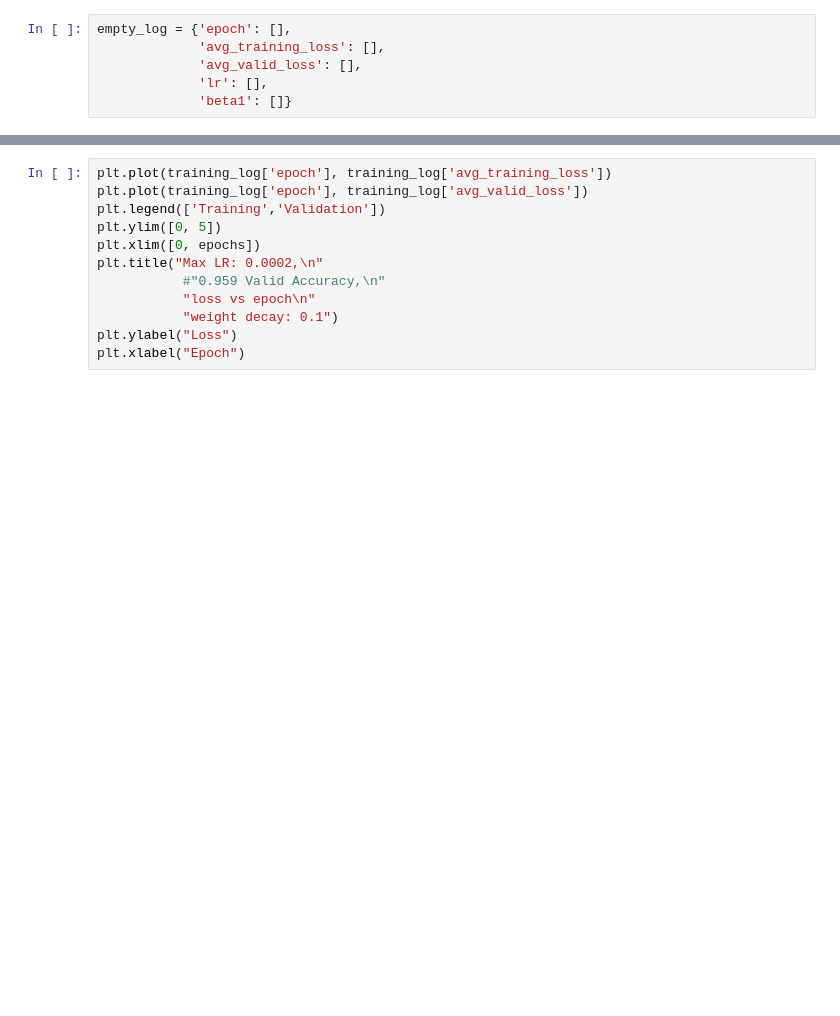
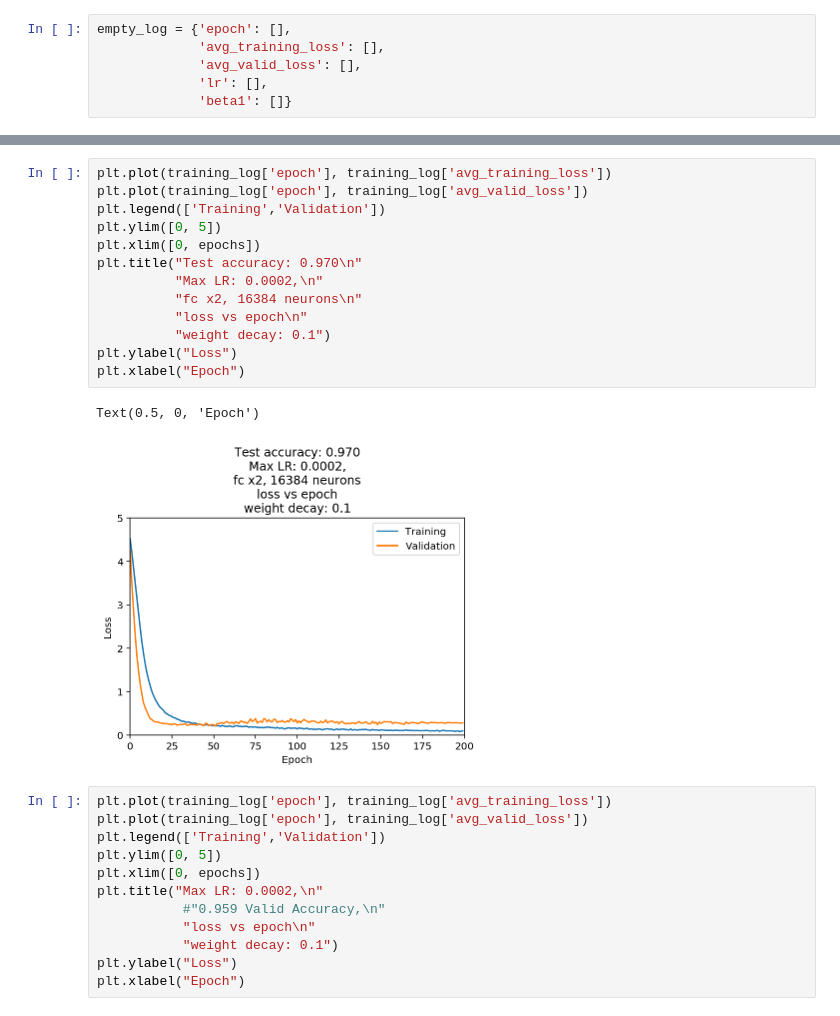
Before and after one commit to adamsanders/flower-classifier, a Jupyter notebook: Image Classifier Project.ipynb, the cells around one changed output, grey strips where cells are left out. Cells and saved outputs as stored; diff of their text form; blank space fills up the shorter version.

```diff
--- a/Image Classifier Project.ipynb
+++ b/Image Classifier Project.ipynb
@@ -611,3 +660,19 @@ Estimated time left: 0.00 seconds...
+# %%
+plt.plot(training_log['epoch'], training_log['avg_training_loss'])
+plt.plot(training_log['epoch'], training_log['avg_valid_loss'])
+plt.legend(['Training','Validation'])
+plt.ylim([0, 5])
+plt.xlim([0, epochs])
+plt.title("Test accuracy: 0.970\n"
+          "Max LR: 0.0002,\n"
+          "fc x2, 16384 neurons\n"
+          "loss vs epoch\n"
+          "weight decay: 0.1")
+plt.ylabel("Loss")
+plt.xlabel("Epoch")
+# %% [output]
+Text(0.5, 0, 'Epoch')
+[figure, added]
 # %%
 plt.plot(training_log['epoch'], training_log['avg_training_loss'])
 plt.plot(training_log['epoch'], training_log['avg_valid_loss'])
```
Also changed, not shown: parts of 13 cells of this notebook.
